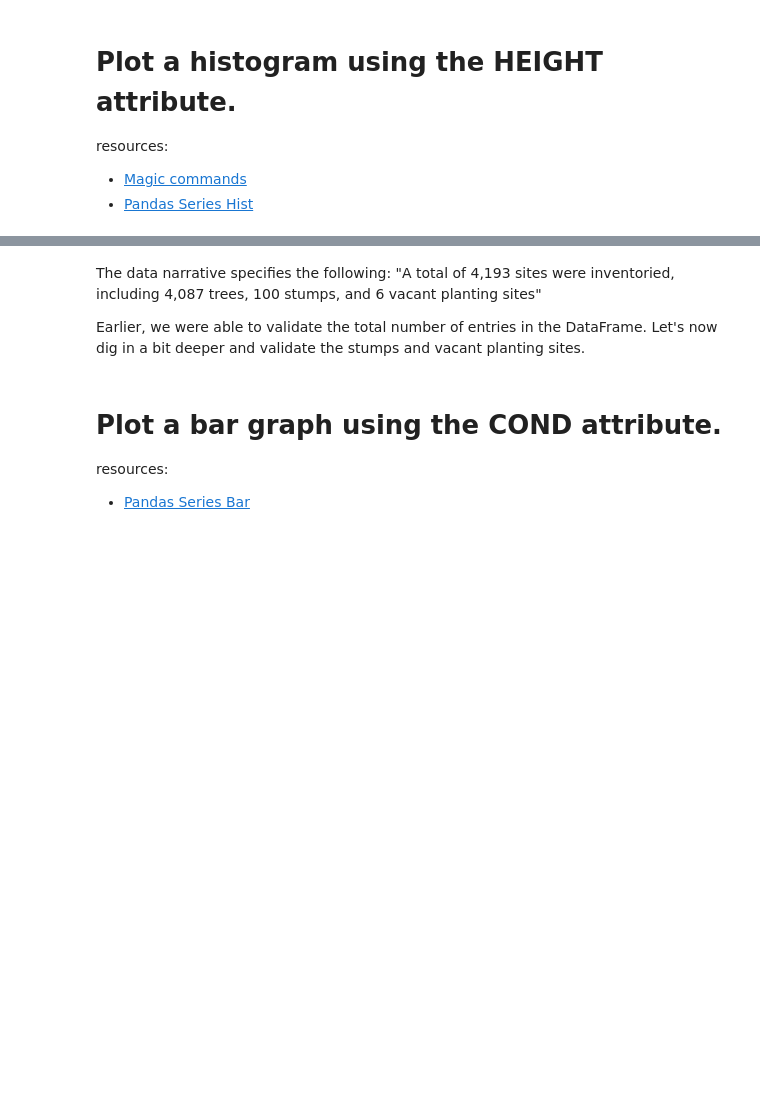
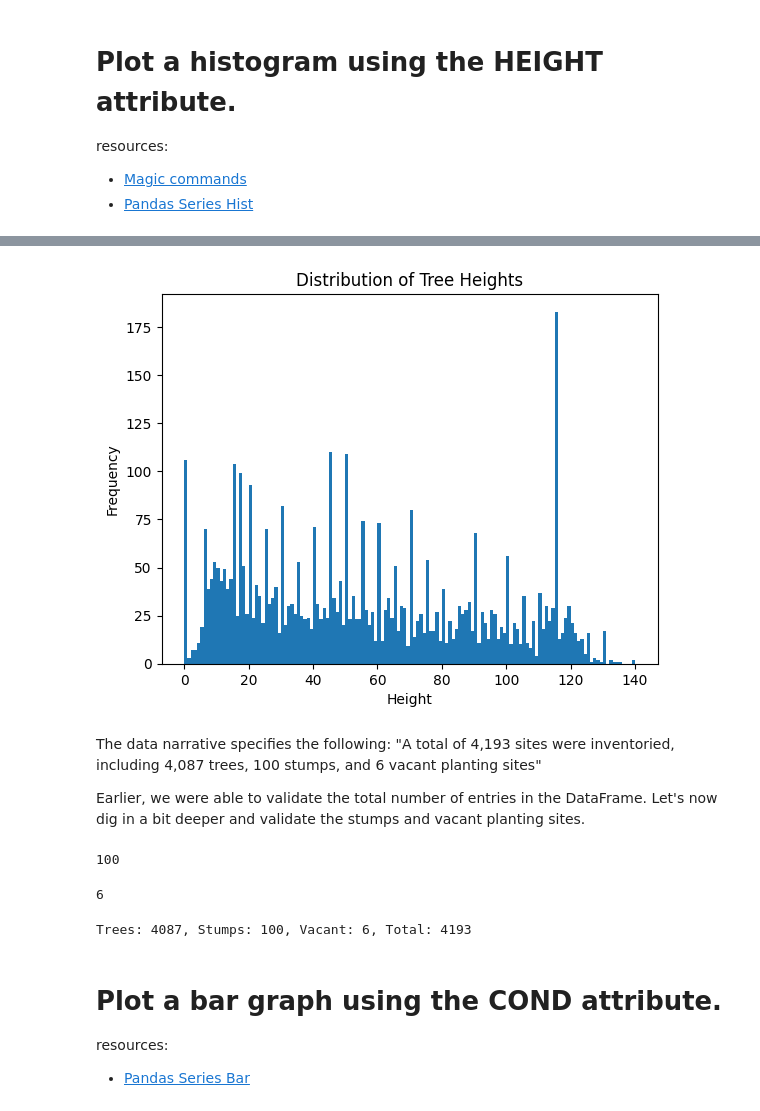
Before and after one commit to SevenDot0-Week5/Data-Notebooks-Week5, a Jupyter notebook: CityOfNewarkDETreeSurvey/newark_de_tree_survey.ipynb, the cells around one changed output, grey strips where cells are left out. Drawn from its saved outputs; the diff is of its cells as text; code cells hidden in the pictures; blank space fills up the shorter version.

```diff
--- a/CityOfNewarkDETreeSurvey/newark_de_tree_survey.ipynb
+++ b/CityOfNewarkDETreeSurvey/newark_de_tree_survey.ipynb
@@ -118,3 +114,13 @@ ModuleNotFoundError: No module named 'matplotlib'
+# %%
+# Create a histogram using the HEIGHT attribute here
+import matplotlib.pyplot as plt
+plt.hist(new_df["HEIGHT"], bins=140)
+plt.xlabel("Height")
+plt.ylabel("Frequency")
+plt.title("Distribution of Tree Heights")
+plt.show()
+# %% [output]
+[figure, added]
 # %% [markdown]
 The data narrative specifies the following:
 "A total of 4,193 sites were inventoried, including 4,087 trees, 100 stumps, and 6 vacant planting sites"
@@ -122,5 +128,13 @@ The data narrative specifies the following:
 Earlier, we were able to validate the total number of entries in the DataFrame. Let's now dig in a bit deeper and validate the stumps and vacant planting sites.
 # %%
 # How many entries are stumps
+stumps = new_df[new_df["COMMON"] == "stump"]
+len(stumps)
+# %% [output]
+100
 # %%
 # How many entries are vacant sites
+vacant_sites = new_df[new_df["COMMON"] == "vacant site, large"]
+len(vacant_sites)
+# %% [output]
+6
@@ -129,3 +141,9 @@ Earlier, we were able to validate the total number of entries in the DataFrame.
+# %%
+# Do these number add up?
+trees = len(new_df) - len(stumps) - len(vacant_sites)
+print(f"Trees: {trees}, Stumps: {len(stumps)}, Vacant: {len(vacant_sites)}, Total: {len(new_df)}")
+# %% [output]
+Trees: 4087, Stumps: 100, Vacant: 6, Total: 4193
 # %% [markdown]
 # Plot a bar graph using the COND attribute.
 
```
Also changed, not shown: parts of 13 cells of this notebook.
